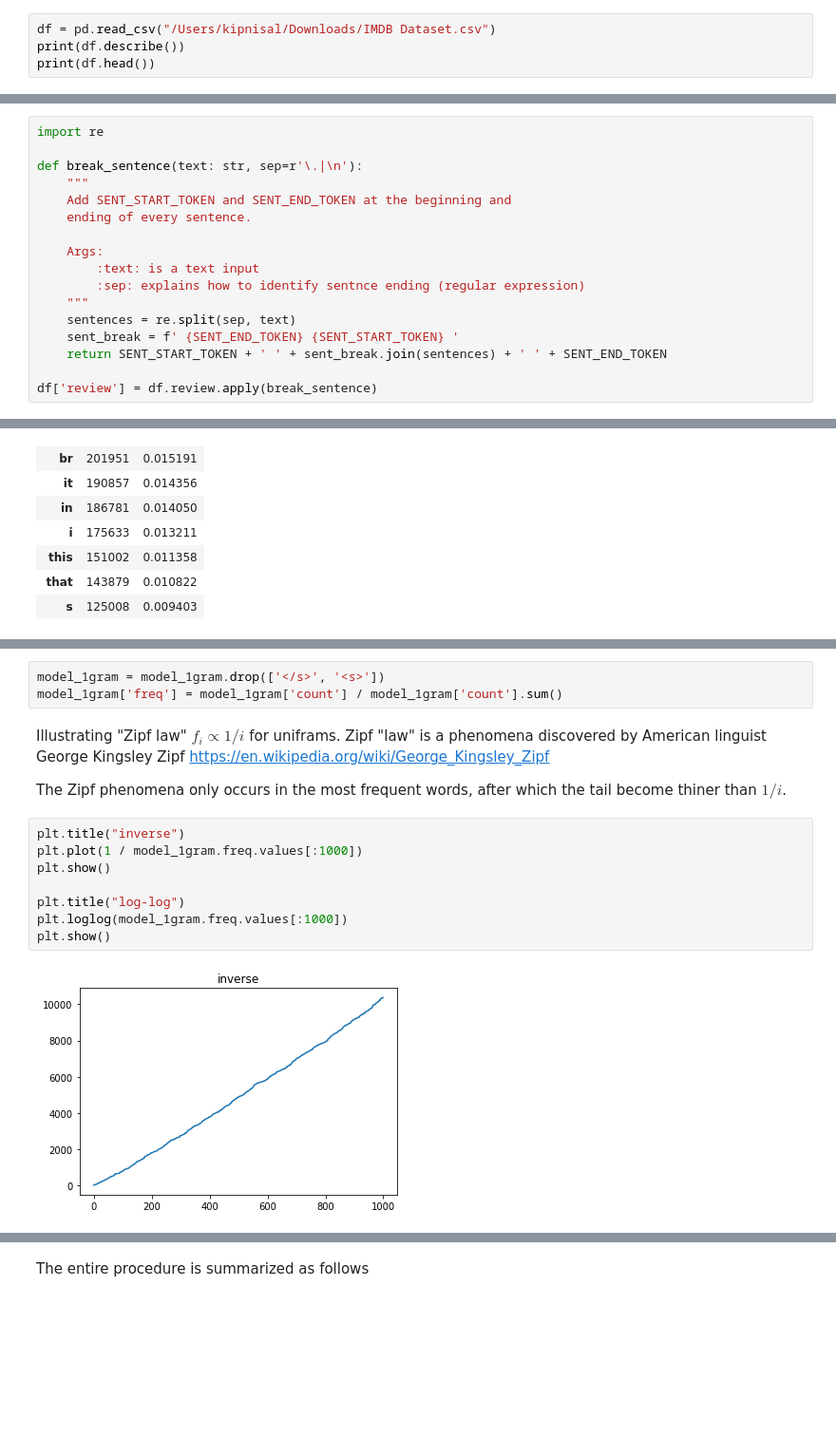
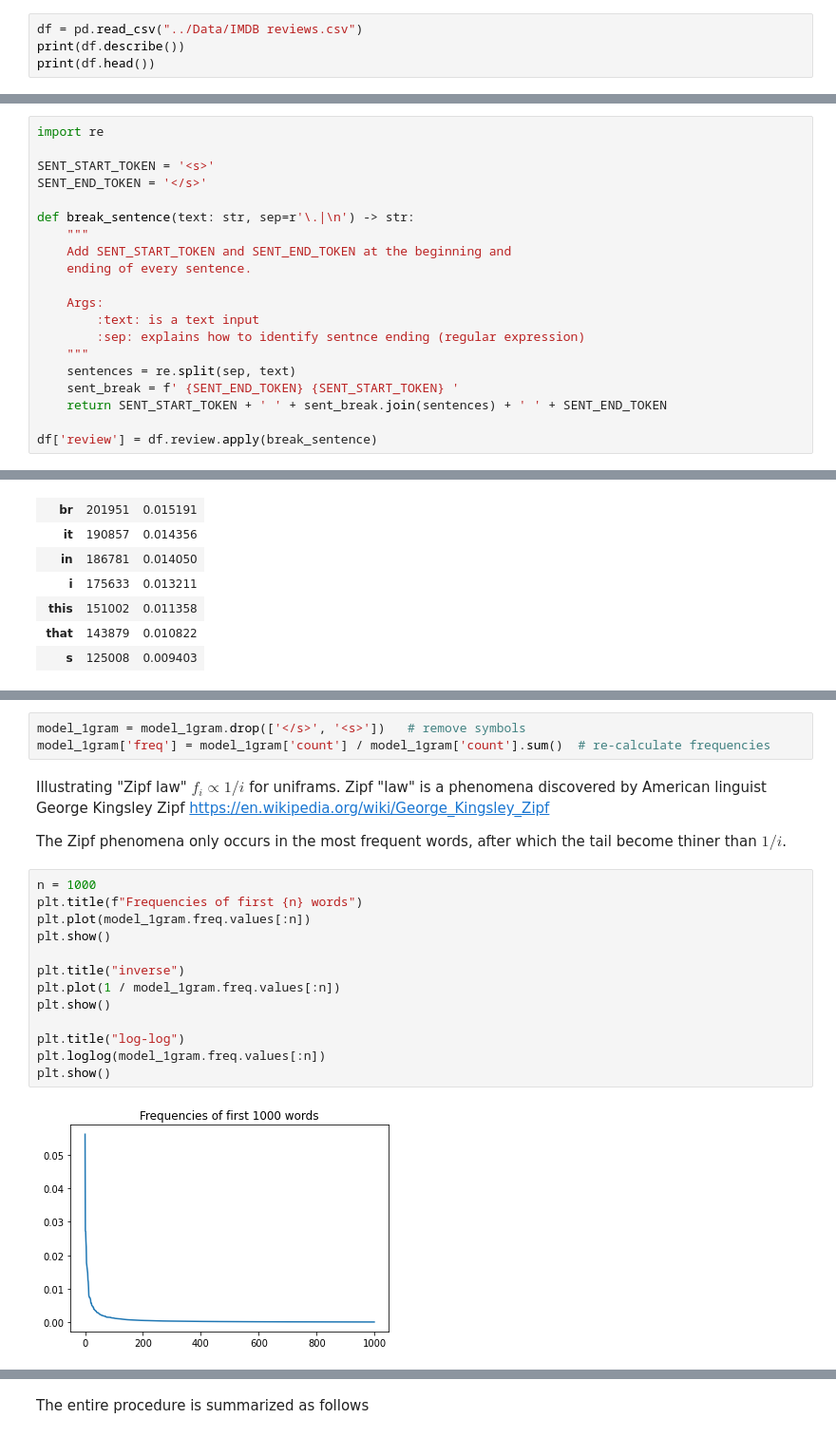
Before and after one commit to alonkipnis/ITnLM, a Jupyter notebook: notebooks/ngram.ipynb, the cells around one changed output, grey strips where cells are left out. Shown: that part at 95% size. Saved outputs shown, nothing was run; the diff lists cells and outputs as text; blank space fills up the shorter version.

Commit message:
addded datasets

```diff
--- a/notebooks/ngram.ipynb
+++ b/notebooks/ngram.ipynb
@@ -23,7 +28,7 @@ Here we use this dataset arranged in a .csv file as an be found at https://www.k
 # %% [markdown]
 Read dataset file. Each row is a review.
 # %%
-df = pd.read_csv("/Users/kipnisal/Downloads/IMDB Dataset.csv")
+df = pd.read_csv("../Data/IMDB reviews.csv")
 print(df.describe())
 print(df.head())
 # %% [output]
@@ -43,7 +48,10 @@ Add sentence start and ending symbols
 # %%
 import re
 
-def break_sentence(text: str, sep=r'\.|\n'):
+SENT_START_TOKEN = '<s>'
+SENT_END_TOKEN = '</s>'
+
+def break_sentence(text: str, sep=r'\.|\n') -> str:
     """
     Add SENT_START_TOKEN and SENT_END_TOKEN at the beginning and
     ending of every sentence.
@@ -106,18 +112,23 @@ We see that the two special symbols are also most frequent. These are meaningles
 # %%
-model_1gram = model_1gram.drop(['</s>', '<s>'])
-model_1gram['freq'] = model_1gram['count'] / model_1gram['count'].sum()
+model_1gram = model_1gram.drop(['</s>', '<s>'])   # remove symbols
+model_1gram['freq'] = model_1gram['count'] / model_1gram['count'].sum()  # re-calculate frequencies
 # %% [markdown]
 Illustrating "Zipf law" $f_i \propto 1/i$ for uniframs. Zipf "law" is a phenomena discovered by American linguist George Kingsley Zipf
 https://en.wikipedia.org/wiki/George_Kingsley_Zipf
 
 The Zipf phenomena only occurs in the most frequent words, after which the tail become thiner than $1/i$.
 # %%
+n = 1000
+plt.title(f"Frequencies of first {n} words")
+plt.plot(model_1gram.freq.values[:n])
+plt.show()
+
 plt.title("inverse")
-plt.plot(1 / model_1gram.freq.values[:1000])
+plt.plot(1 / model_1gram.freq.values[:n])
 plt.show()
 
 plt.title("log-log")
-plt.loglog(model_1gram.freq.values[:1000])
+plt.loglog(model_1gram.freq.values[:n])
 plt.show()
 # %% [output]
-[figure, old version]
+[figure, new version]
```
Also changed, not shown: parts of 57 cells of this notebook, 3 other files.
